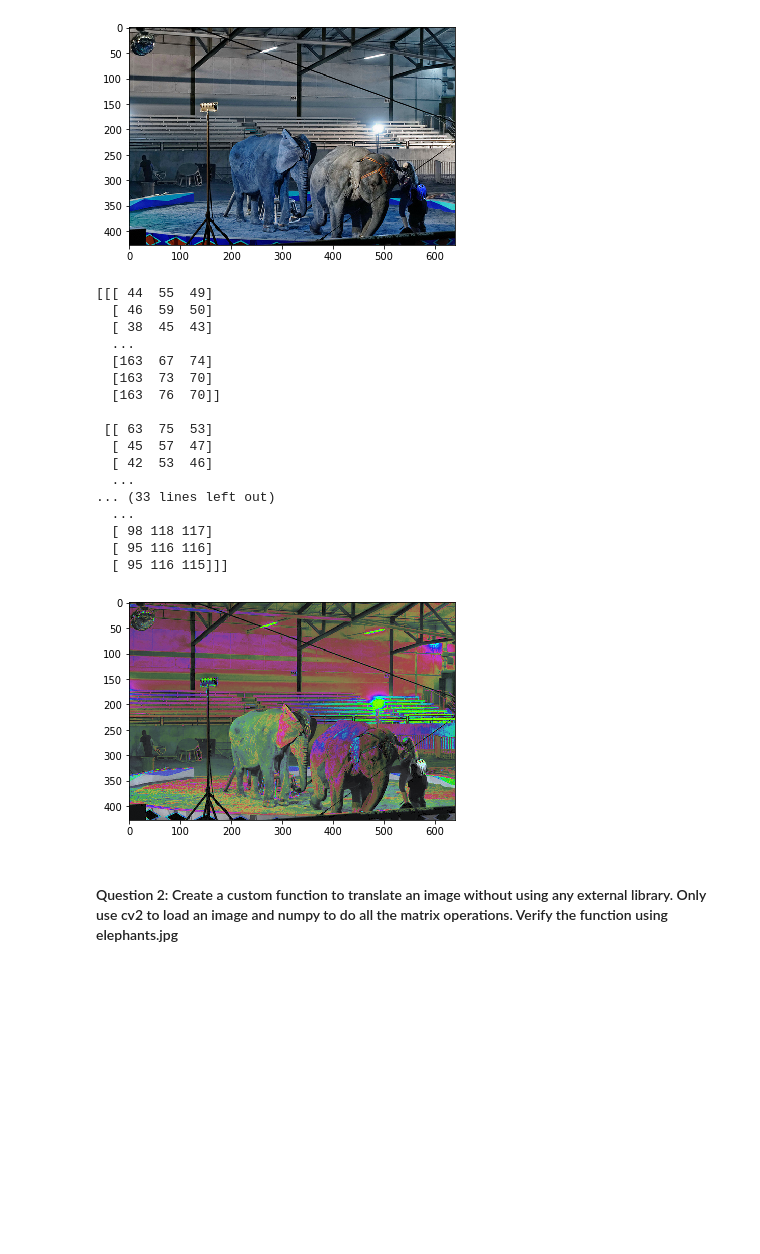
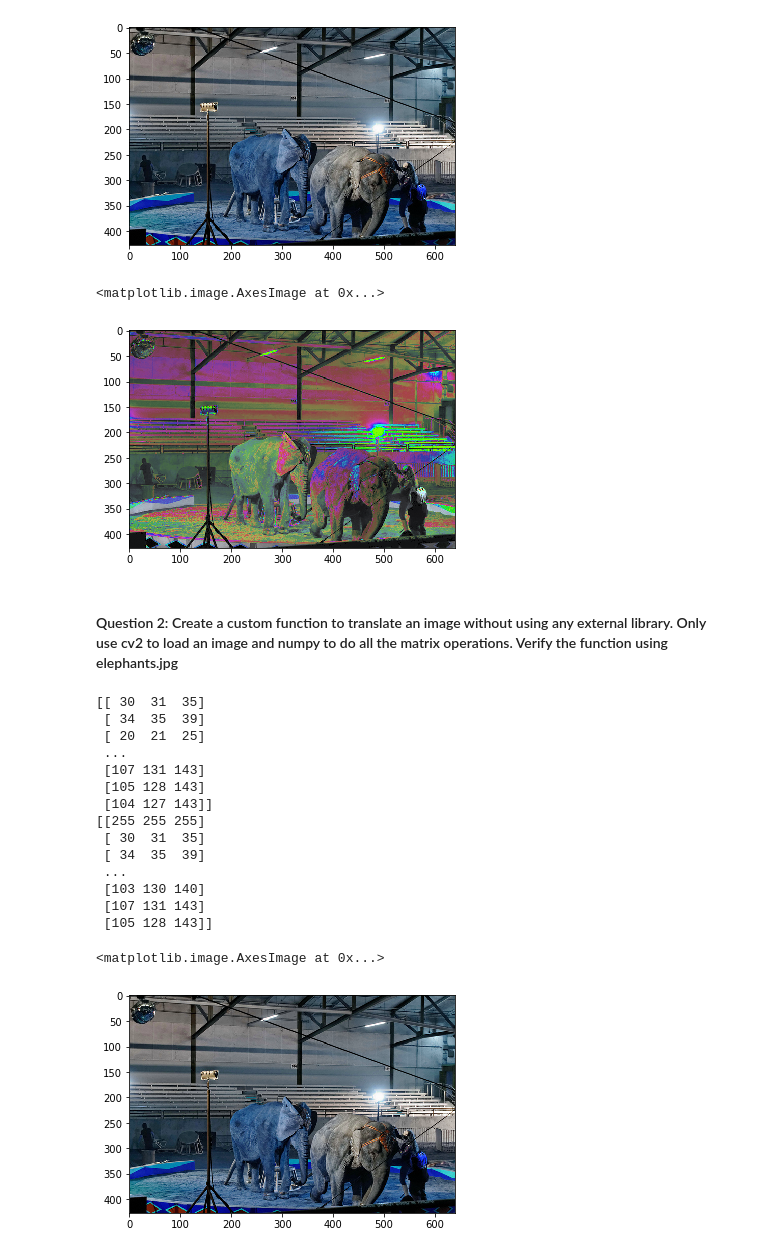
Before and after one commit to Arushi04/Computer-Vision, a Jupyter notebook: Assignment2.ipynb, the cells around one changed output. Drawn from its saved outputs; the diff is of its cells as text; code cells hidden in the pictures; blank space fills up the shorter version.

```diff
--- a/Assignment2.ipynb
+++ b/Assignment2.ipynb
@@ -30,25 +30,42 @@ brighter_image = image_brightness(image,value=20)
 brighter_image = cv2.cvtColor(brighter_image, cv2.COLOR_HSV2BGR)
 
 plt.imshow(brighter_image)
-print(brighter_image)
 # %% [output]
-[[[ 44  55  49]
-  [ 46  59  50]
-  [ 38  45  43]
-  ...
-  [163  67  74]
-  [163  73  70]
-  [163  76  70]]
-
- [[ 63  75  53]
-  [ 45  57  47]
-  [ 42  53  46]
-  ...
-... (33 lines left out)
-  ...
-  [ 98 118 117]
-  [ 95 116 116]
-  [ 95 116 115]]]
+<matplotlib.image.AxesImage at 0x...>
 [figure]
 # %% [markdown]
 #### Question 2: Create a custom function to translate an image without using any external library. Only use cv2 to load an image and numpy to do all the matrix operations. Verify the function using elephants.jpg
+# %%
+img = cv2.imread('practice_data/elephants.jpg')
+
+print(img[0])
+
+def shift_right_by_1(img):
+    height = img.shape[0]
+    width = img.shape[1];
+    for i in range(height):
+        for j in range(width-1,0,-1):
+            img[i,j] = img[i,j-1]
+        img[i,0]=np.array([255,255,255])
+    return img
+
+new_arr = shift_right_by_1(img)
+print(new_arr[0])
+plt.imshow(new_arr)
+# %% [output]
+[[ 30  31  35]
+ [ 34  35  39]
+ [ 20  21  25]
+ ...
+ [107 131 143]
+ [105 128 143]
+ [104 127 143]]
+[[255 255 255]
+ [ 30  31  35]
+ [ 34  35  39]
+ ...
+ [103 130 140]
+ [107 131 143]
+ [105 128 143]]
+<matplotlib.image.AxesImage at 0x...>
+[figure, added]
```
Also changed, not shown: parts of 8 cells of this notebook.
